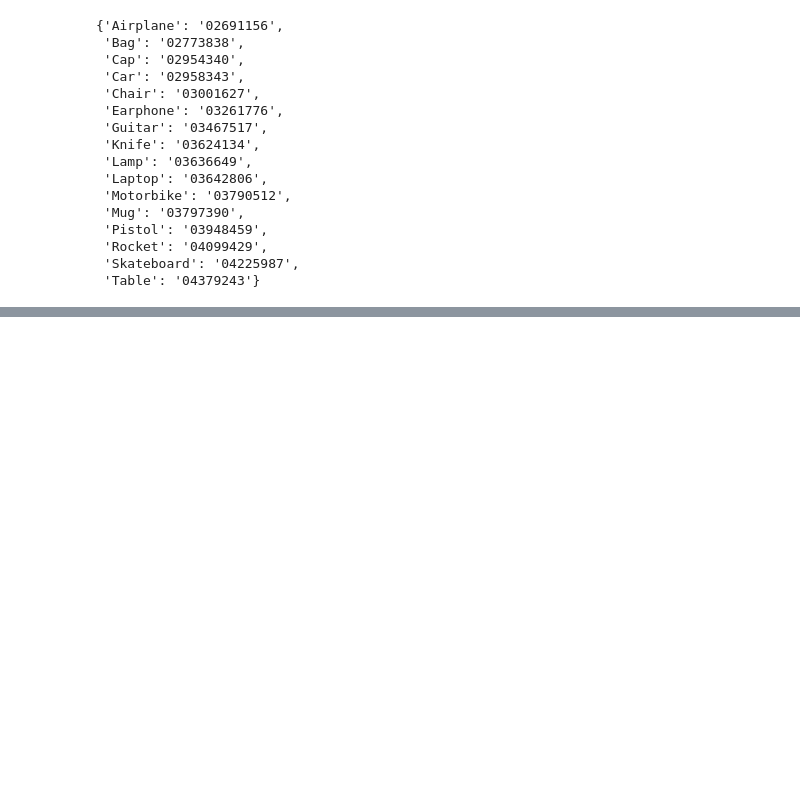
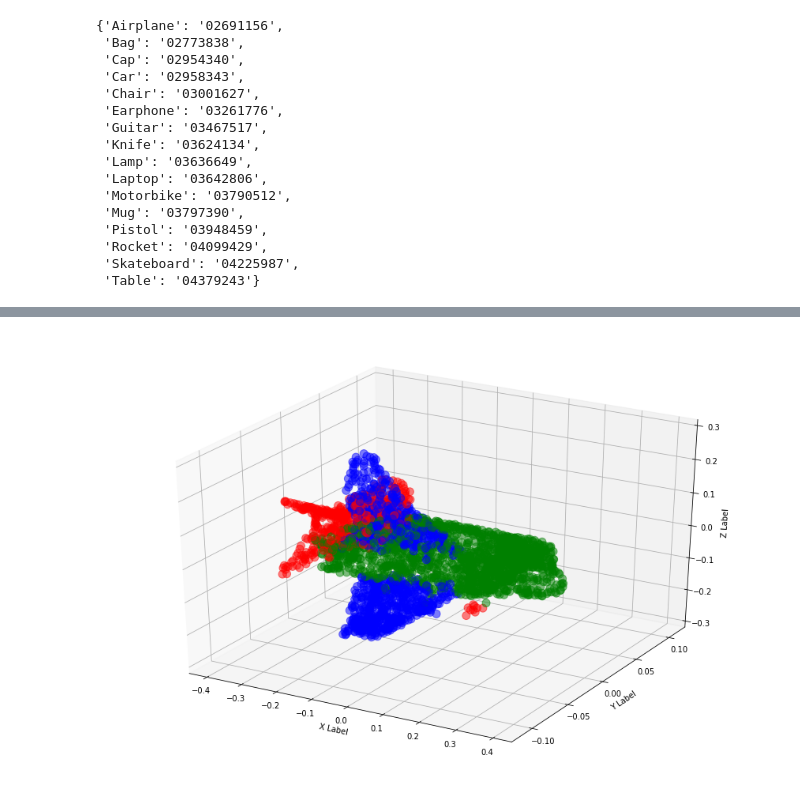
Before and after one commit to soumik12345/point-cloud-segmentation, a Jupyter notebook: pointnet_shapenet.ipynb, the cells around one changed output, grey strips where cells are left out. Drawn from its saved outputs; the diff is of its cells as text; code cells hidden in the pictures; blank space fills up the shorter version.

```diff
--- a/pointnet_shapenet.ipynb
+++ b/pointnet_shapenet.ipynb
@@ -104,0 +117,4 @@ visualize_data(15)
+# %%
+visualize_data_plt(300)
+# %% [output]
+[figure, added]
```
Also changed, not shown: parts of 7 cells of this notebook.
